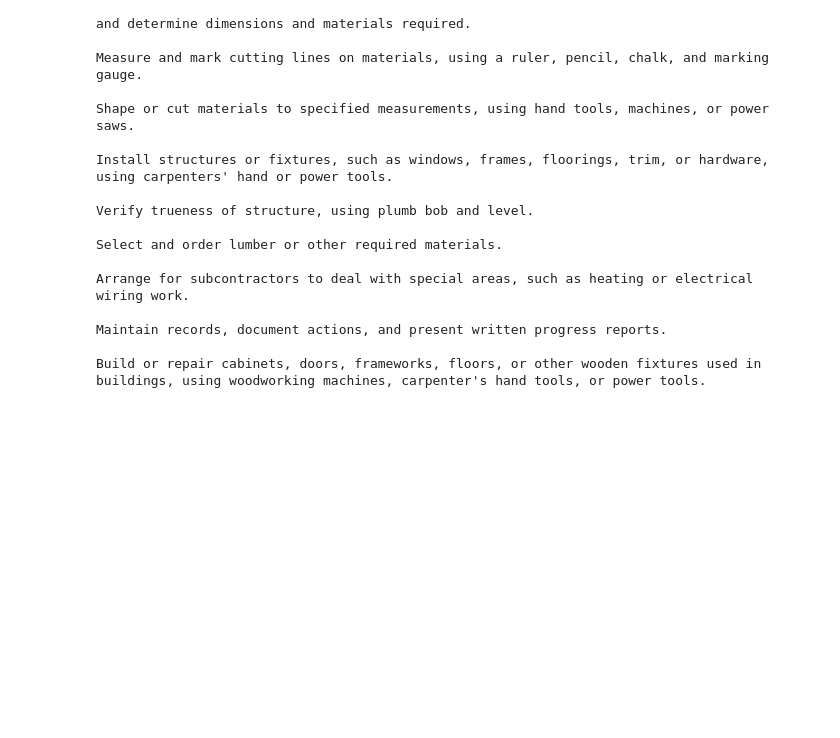
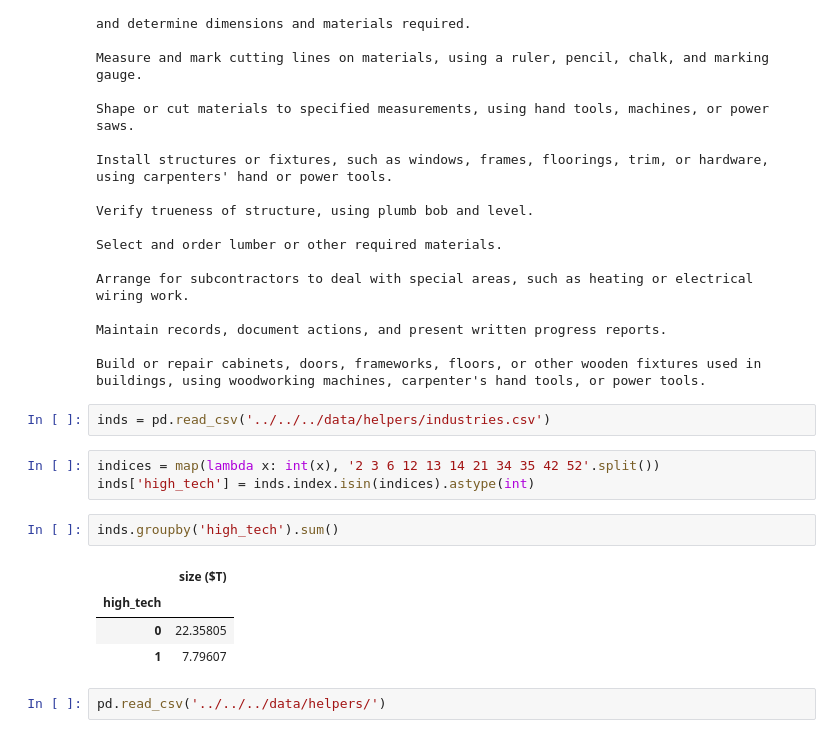
Before and after one commit to c0ns0le/future-employment, a Jupyter notebook: code/notebooks/march/march 1 - survey.ipynb, the cells around one changed output. Saved outputs shown, nothing was run; the diff lists cells and outputs as text; blank space fills up the shorter version.

```diff
--- a/code/notebooks/march/march 1 - survey.ipynb
+++ b/code/notebooks/march/march 1 - survey.ipynb
@@ -147,3 +149,17 @@ Arrange for subcontractors to deal with special areas, such as heating or electr
 Maintain records, document actions, and present written progress reports.
 
 Build or repair cabinets, doors, frameworks, floors, or other wooden fixtures used in buildings, using woodworking machines, carpenter's hand tools, or power tools.
+# %%
+inds = pd.read_csv('../../../data/helpers/industries.csv')
+# %%
+indices = map(lambda x: int(x), '2 3 6 12 13 14 21 34 35 42 52'.split())
+inds['high_tech'] = inds.index.isin(indices).astype(int)
+# %%
+inds.groupby('high_tech').sum()
+# %% [output]
+|  | size ($T) |
+| high_tech |  |
+| 0 | 22.35805 |
+| 1 | 7.79607 |
+# %%
+pd.read_csv('../../../data/helpers/')
```
Also changed, not shown: parts of 2 cells of this notebook, 33 other files.
